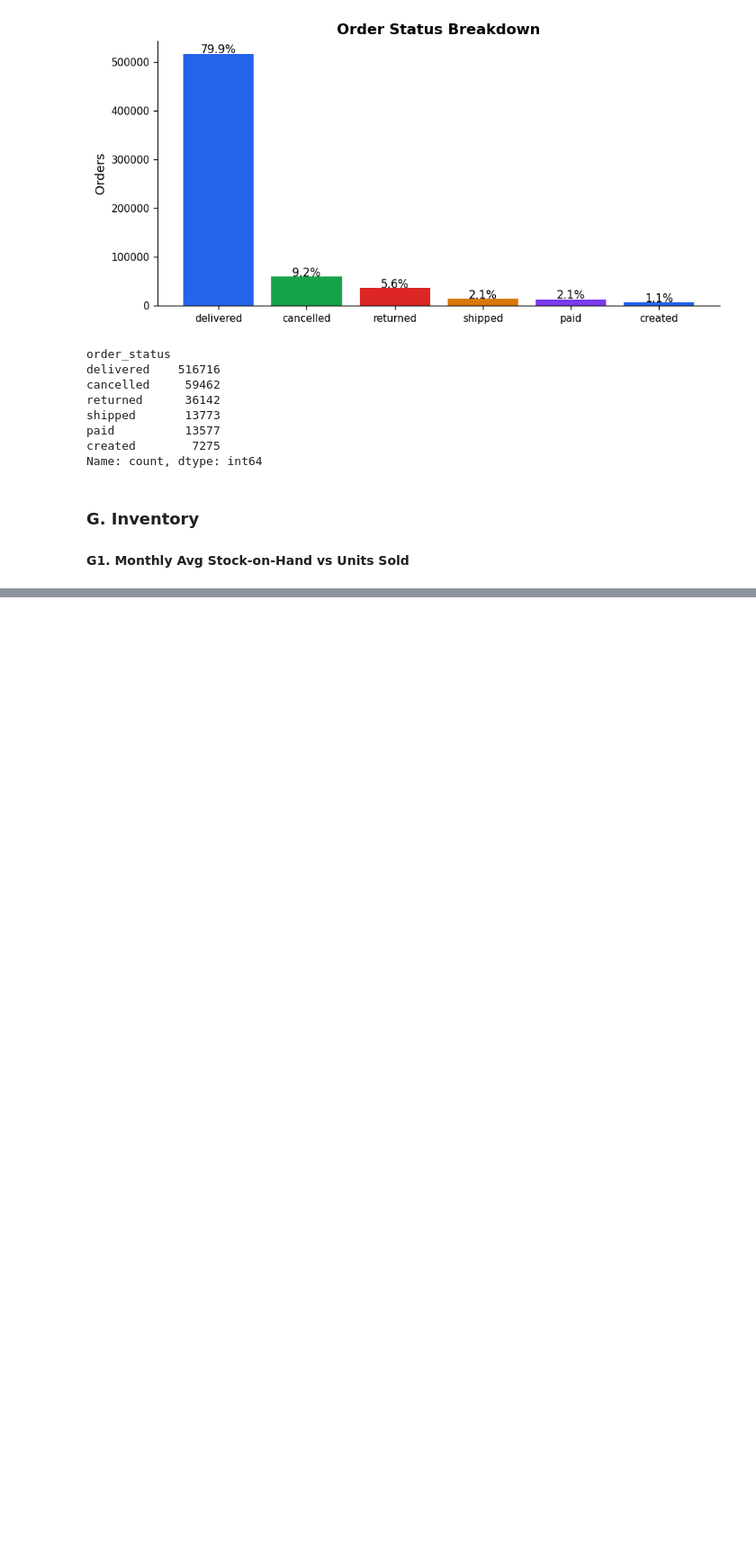
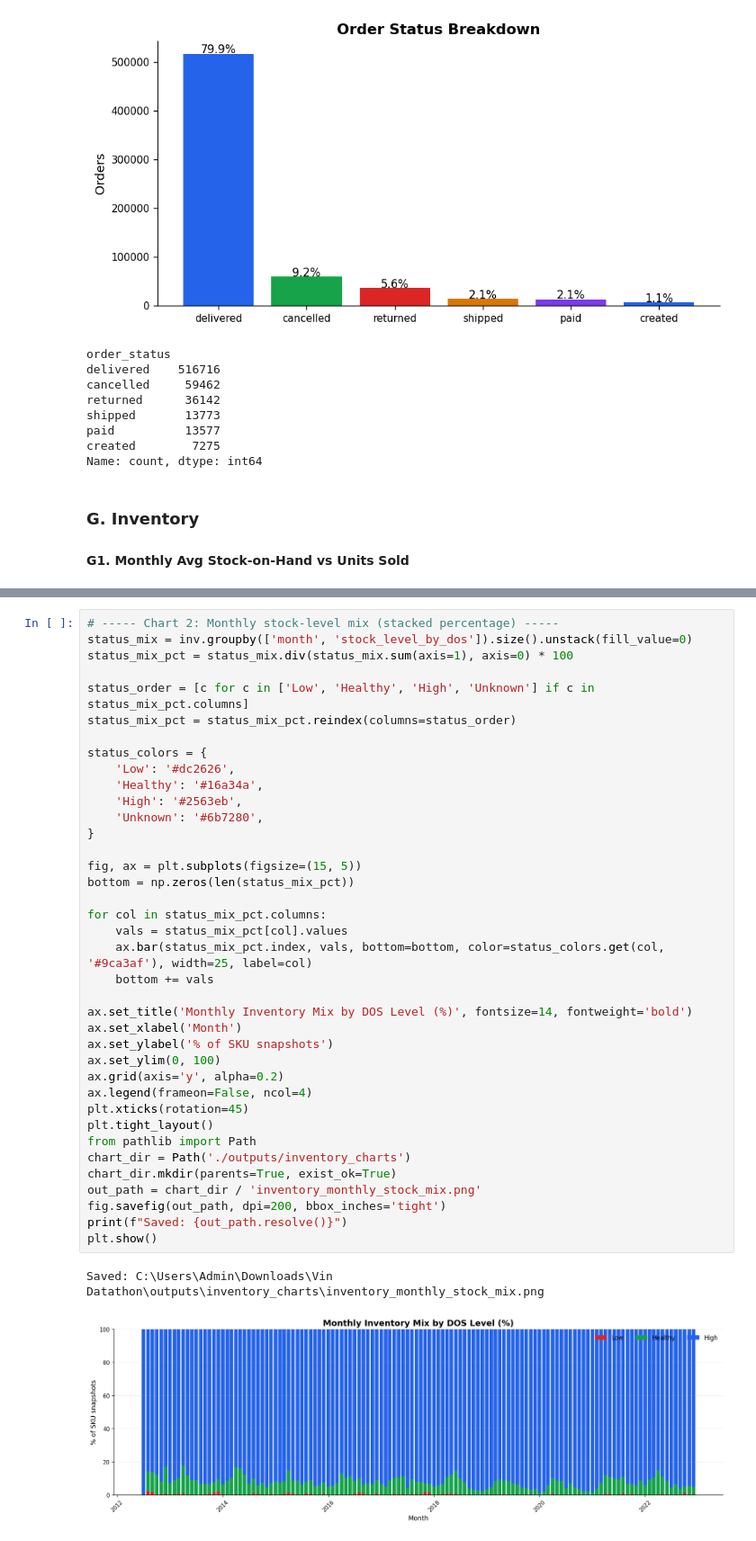
Before and after one commit to tuanbachngo/Vin-Datathon, a Jupyter notebook: notebooks/01_quick_eda.ipynb, the cells around one changed output, grey strips where cells are left out. Shown at 90% size. Drawn from its saved outputs; the diff is of its cells as text; blank space fills up the shorter version.

```diff
--- a/notebooks/01_quick_eda.ipynb
+++ b/notebooks/01_quick_eda.ipynb
@@ -982,0 +1292,41 @@ Post-holiday anomaly or a specific product batch — worth a targeted look.
+# %%
+# ----- Chart 2: Monthly stock-level mix (stacked percentage) -----
+status_mix = inv.groupby(['month', 'stock_level_by_dos']).size().unstack(fill_value=0)
+status_mix_pct = status_mix.div(status_mix.sum(axis=1), axis=0) * 100
+
+status_order = [c for c in ['Low', 'Healthy', 'High', 'Unknown'] if c in status_mix_pct.columns]
+status_mix_pct = status_mix_pct.reindex(columns=status_order)
+
+status_colors = {
+    'Low': '#dc2626',
+    'Healthy': '#16a34a',
+    'High': '#2563eb',
+    'Unknown': '#6b7280',
+}
+
+fig, ax = plt.subplots(figsize=(15, 5))
+bottom = np.zeros(len(status_mix_pct))
+
+for col in status_mix_pct.columns:
+    vals = status_mix_pct[col].values
+    ax.bar(status_mix_pct.index, vals, bottom=bottom, color=status_colors.get(col, '#9ca3af'), width=25, label=col)
+    bottom += vals
+
+ax.set_title('Monthly Inventory Mix by DOS Level (%)', fontsize=14, fontweight='bold')
+ax.set_xlabel('Month')
+ax.set_ylabel('% of SKU snapshots')
+ax.set_ylim(0, 100)
+ax.grid(axis='y', alpha=0.2)
+ax.legend(frameon=False, ncol=4)
+plt.xticks(rotation=45)
+plt.tight_layout()
+from pathlib import Path
+chart_dir = Path('./outputs/inventory_charts')
+chart_dir.mkdir(parents=True, exist_ok=True)
+out_path = chart_dir / 'inventory_monthly_stock_mix.png'
+fig.savefig(out_path, dpi=200, bbox_inches='tight')
+print(f"Saved: {out_path.resolve()}")
+plt.show()
+# %% [output]
+Saved: C:\Users\Admin\Downloads\Vin Datathon\outputs\inventory_charts\inventory_monthly_stock_mix.png
+[figure, added]
```
Also changed, not shown: parts of 44 cells of this notebook, 24 other files.
